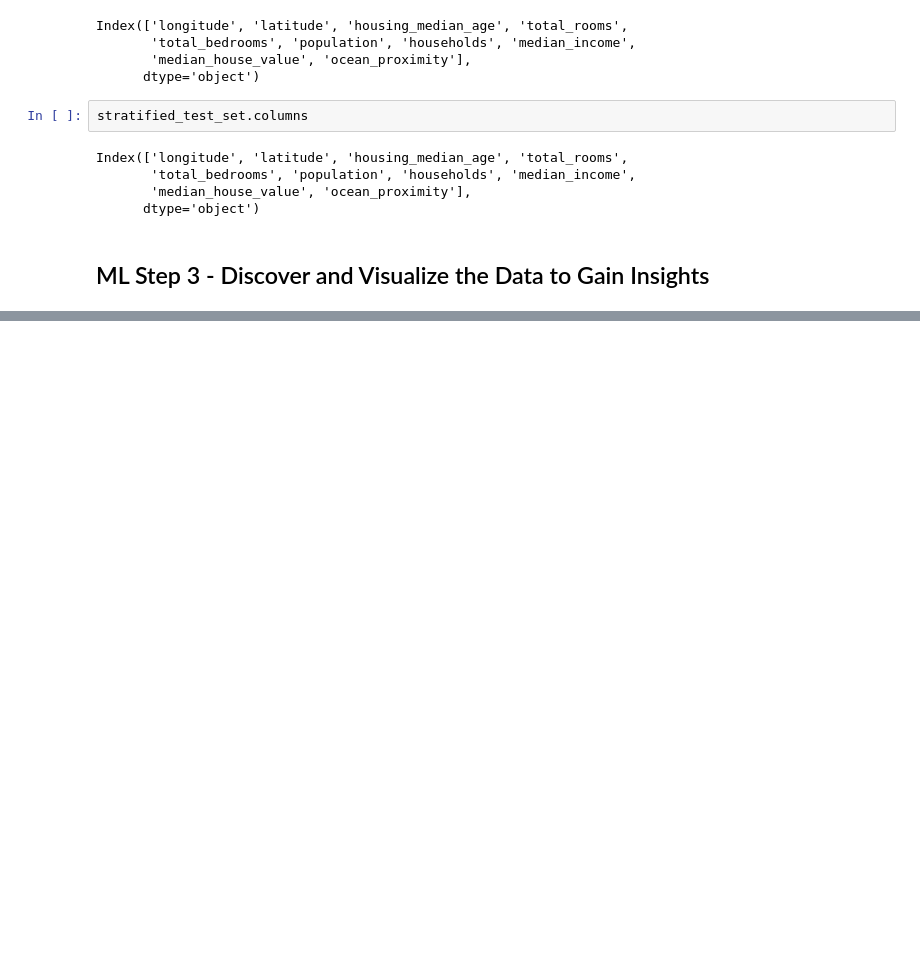
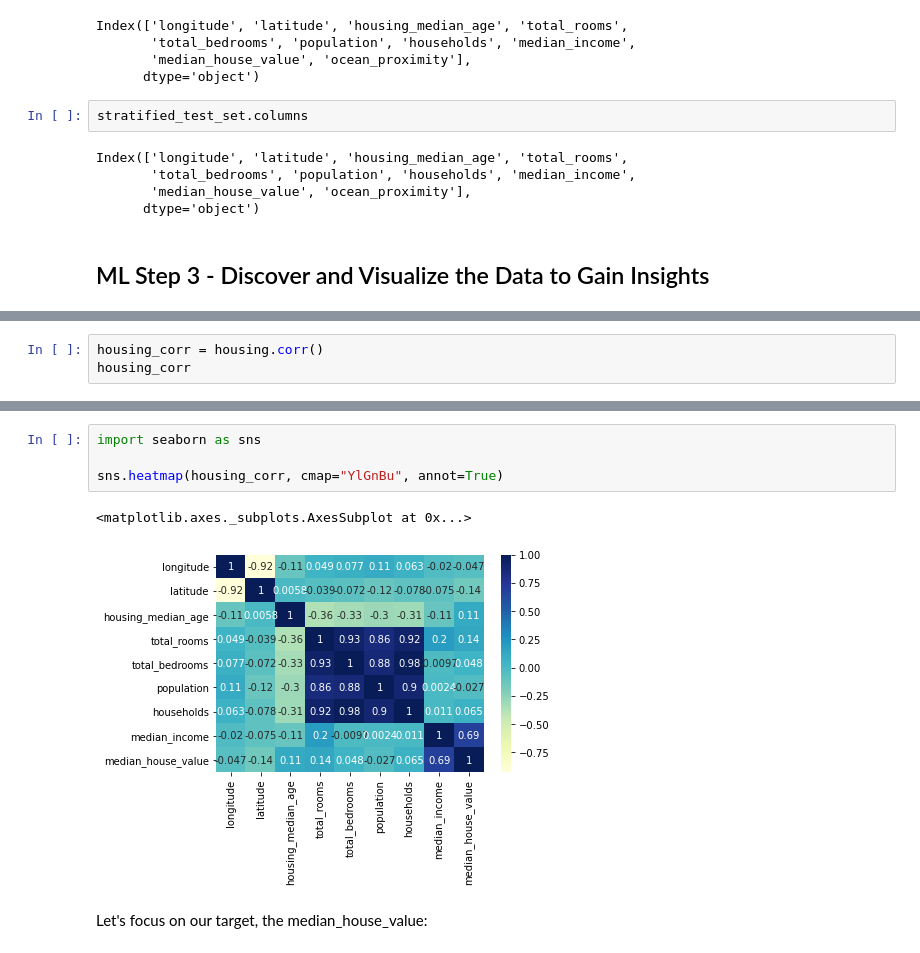
Before and after one commit to aj112358/ML_Notes, a Jupyter notebook: 02_End_to_End_Machine_Learning_Project/02_Real_Estate_Project.ipynb, the cells around one changed output, grey strips where cells are left out. Saved outputs shown, nothing was run; the diff lists cells and outputs as text; blank space fills up the shorter version.

```diff
--- a/02_End_to_End_Machine_Learning_Project/02_Real_Estate_Project.ipynb
+++ b/02_End_to_End_Machine_Learning_Project/02_Real_Estate_Project.ipynb
@@ -516,0 +601,3 @@ Index(['longitude', 'latitude', 'housing_median_age', 'total_rooms',
+# %%
+housing_corr = housing.corr()
+housing_corr
@@ -516,0 +615,9 @@ Index(['longitude', 'latitude', 'housing_median_age', 'total_rooms',
+# %%
+import seaborn as sns
+
+sns.heatmap(housing_corr, cmap="YlGnBu", annot=True)
+# %% [output]
+<matplotlib.axes._subplots.AxesSubplot at 0x...>
+[figure, added]
+# %% [markdown]
+Let's focus on our target, the median_house_value:
```
Also changed, not shown: parts of 25 cells of this notebook, 1 other file.
